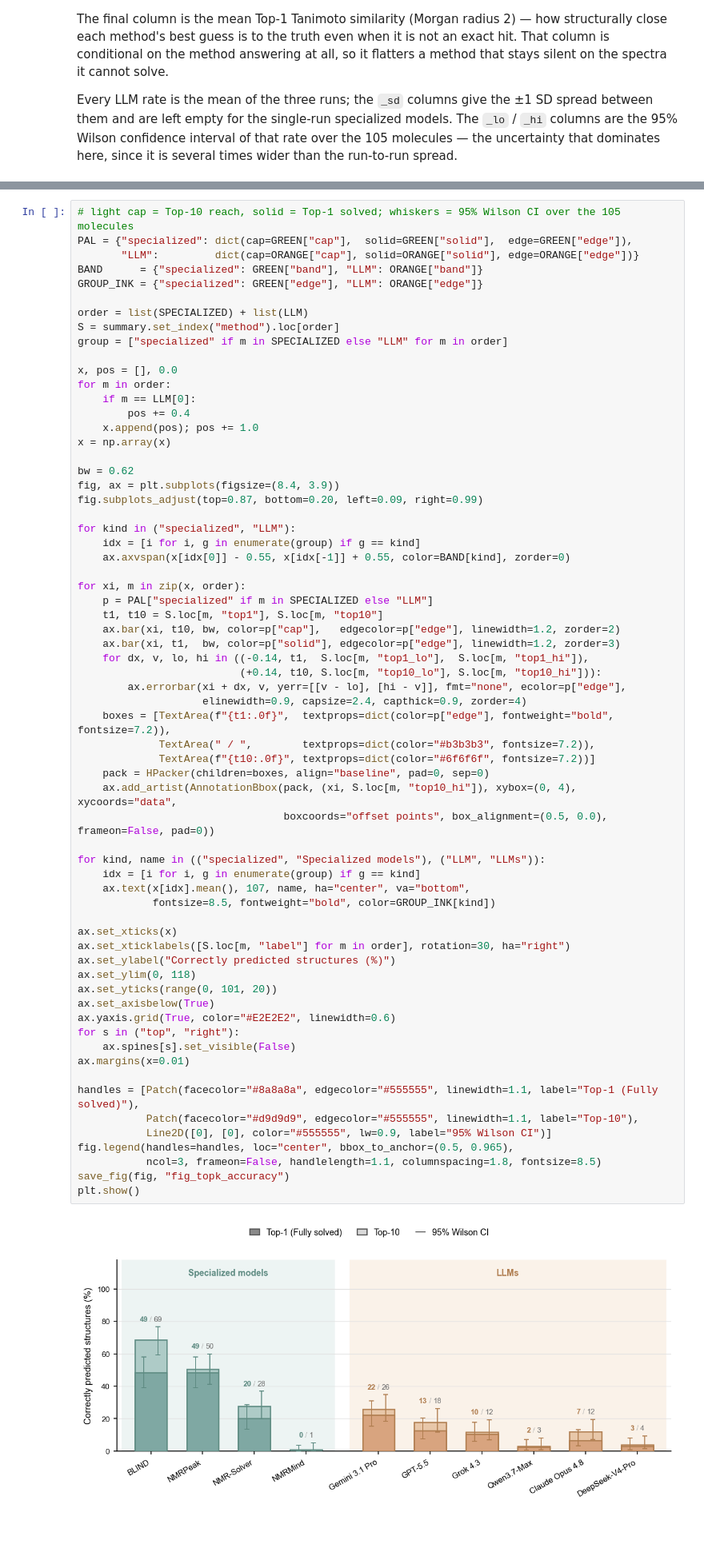
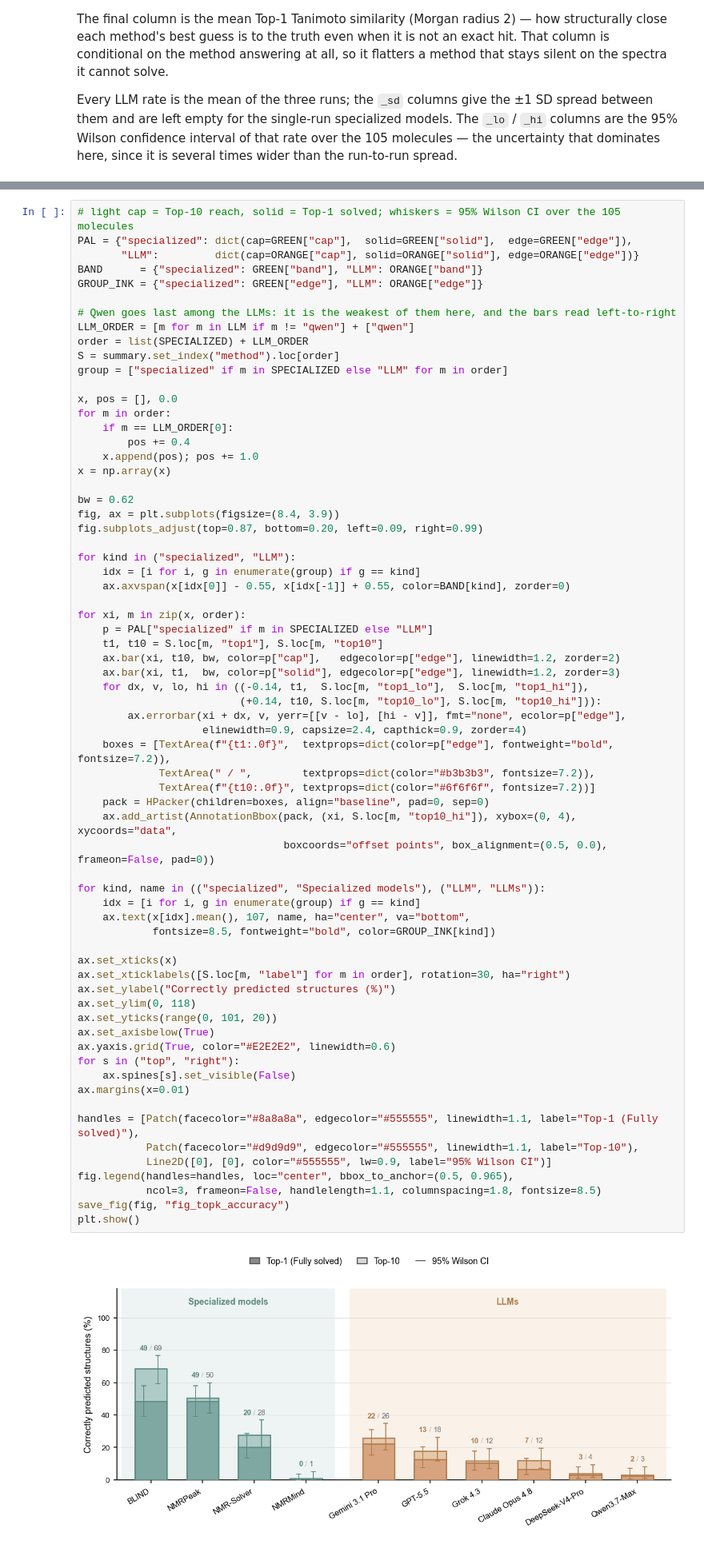
Before and after one commit to odanchem/NMRArena, a Jupyter notebook: analysis/data_analysis.ipynb, the cells around one changed output, grey strips where cells are left out. Shown at 80% size. Saved outputs shown, nothing was run; the diff lists cells and outputs as text.

Commit message:
Replaced Qwen position in TOP-K graph

```diff
--- a/analysis/data_analysis.ipynb
+++ b/analysis/data_analysis.ipynb
@@ -347,13 +347,15 @@ PAL = {"specialized": dict(cap=GREEN["cap"],  solid=GREEN["solid"],  edge=GREEN[
 BAND      = {"specialized": GREEN["band"], "LLM": ORANGE["band"]}
 GROUP_INK = {"specialized": GREEN["edge"], "LLM": ORANGE["edge"]}
 
-order = list(SPECIALIZED) + list(LLM)
+# Qwen goes last among the LLMs: it is the weakest of them here, and the bars read left-to-right
+LLM_ORDER = [m for m in LLM if m != "qwen"] + ["qwen"]
+order = list(SPECIALIZED) + LLM_ORDER
 S = summary.set_index("method").loc[order]
 group = ["specialized" if m in SPECIALIZED else "LLM" for m in order]
 
 x, pos = [], 0.0
 for m in order:
-    if m == LLM[0]:
+    if m == LLM_ORDER[0]:
         pos += 0.4
     x.append(pos); pos += 1.0
 x = np.array(x)
@@ -379,34 +381,34 @@ for xi, m in zip(x, order):
              TextArea(" / ",        textprops=dict(color="#b3b3b3", fontsize=7.2)),
              TextArea(f"{t10:.0f}", textprops=dict(color="#6f6f6f", fontsize=7.2))]
     pack = HPacker(children=boxes, align="baseline", pad=0, sep=0)
     ax.add_artist(AnnotationBbox(pack, (xi, S.loc[m, "top10_hi"]), xybox=(0, 4), xycoords="data",
                                  boxcoords="offset points", box_alignment=(0.5, 0.0), frameon=False, pad=0))
 
 for kind, name in (("specialized", "Specialized models"), ("LLM", "LLMs")):
     idx = [i for i, g in enumerate(group) if g == kind]
     ax.text(x[idx].mean(), 107, name, ha="center", va="bottom",
             fontsize=8.5, fontweight="bold", color=GROUP_INK[kind])
 
 ax.set_xticks(x)
 ax.set_xticklabels([S.loc[m, "label"] for m in order], rotation=30, ha="right")
 ax.set_ylabel("Correctly predicted structures (%)")
 ax.set_ylim(0, 118)
 ax.set_yticks(range(0, 101, 20))
 ax.set_axisbelow(True)
 ax.yaxis.grid(True, color="#E2E2E2", linewidth=0.6)
 for s in ("top", "right"):
     ax.spines[s].set_visible(False)
 ax.margins(x=0.01)
 
 handles = [Patch(facecolor="#8a8a8a", edgecolor="#555555", linewidth=1.1, label="Top-1 (Fully solved)"),
            Patch(facecolor="#d9d9d9", edgecolor="#555555", linewidth=1.1, label="Top-10"),
            Line2D([0], [0], color="#555555", lw=0.9, label="95% Wilson CI")]
 fig.legend(handles=handles, loc="center", bbox_to_anchor=(0.5, 0.965),
            ncol=3, frameon=False, handlelength=1.1, columnspacing=1.8, fontsize=8.5)
 save_fig(fig, "fig_topk_accuracy")
 plt.show()
 # %% [output]
-[figure, old version]
+[figure, new version]
 # %% [markdown]
 ### Top-1 wrong-but-valid predictions: right formula?
 
```
Also changed, not shown: 1 other file.
